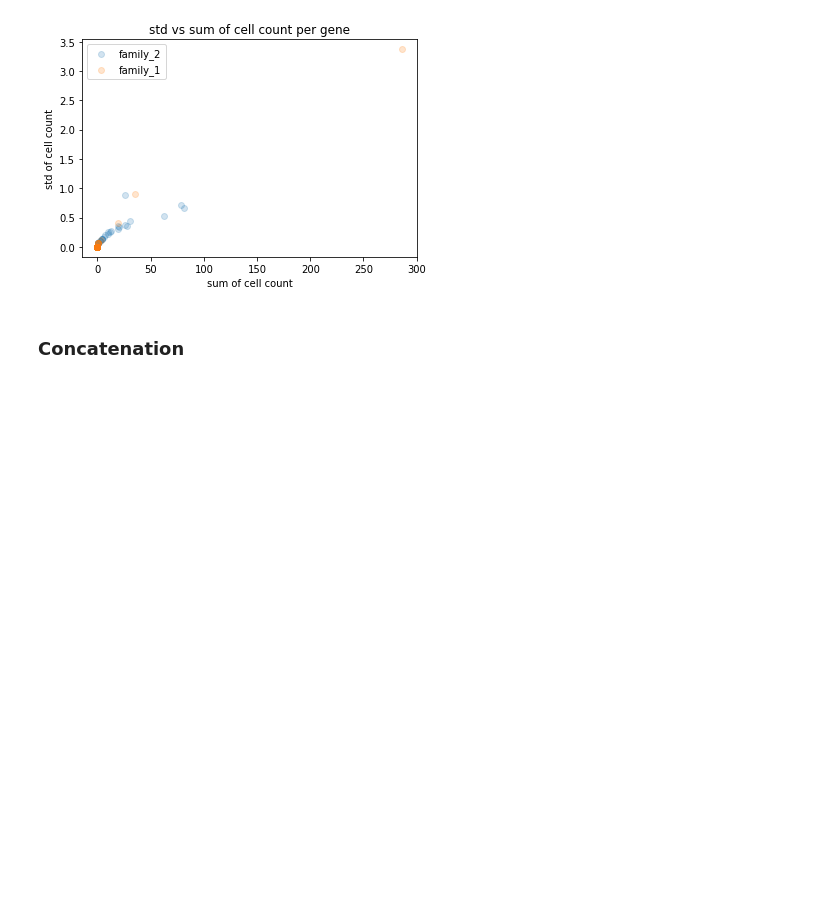
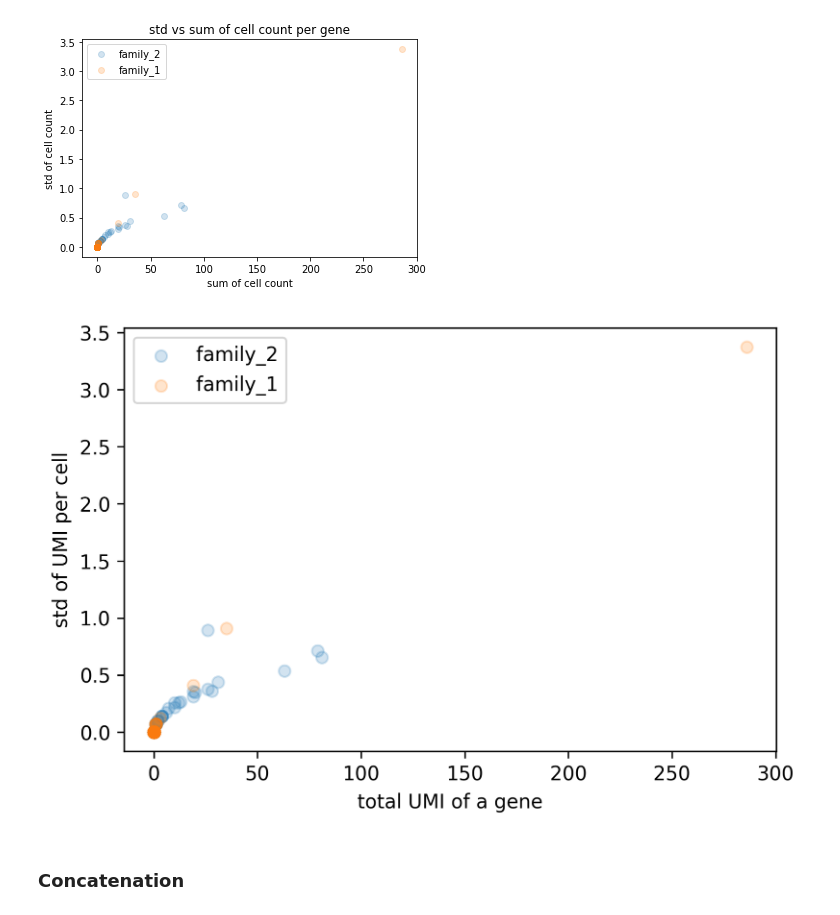
Before and after one commit to TheAustinator/cellforest, a Jupyter notebook: example_usage.ipynb, the cells around one changed output. Cells and saved outputs as stored; diff of their text form; code cells hidden in the pictures; blank space fills up the shorter version.

```diff
--- a/example_usage.ipynb
+++ b/example_usage.ipynb
@@ -214,6 +214,13 @@ labels = ["family_1"] * (num_genes // 2) + ["family_2"] * (num_genes // 2)  # mo
 rna.scatter(agg_x="sum", agg_y="std", axis=1, labels=labels, alpha=0.2);  # plot std vs total cell count for each gene family
 # %% [output]
 [figure]
+# %%
+# NEW
+num_genes = rna._matrix.shape[1]
+labels = ["family_1"] * (num_genes // 2) + ["family_2"] * (num_genes // 2)  # mock gene families for 2 samples
+rna.scatter(agg_x="sum", agg_y="std", axis=1, labels=labels, alpha=0.2);  # plot std vs total cell count for each gene family
+# %% [output]
+[figure, added]
 # %% [markdown]
 ### Concatenation
 # %% [markdown]
```
Also changed, not shown: parts of 4 cells of this notebook, 2 other files.
